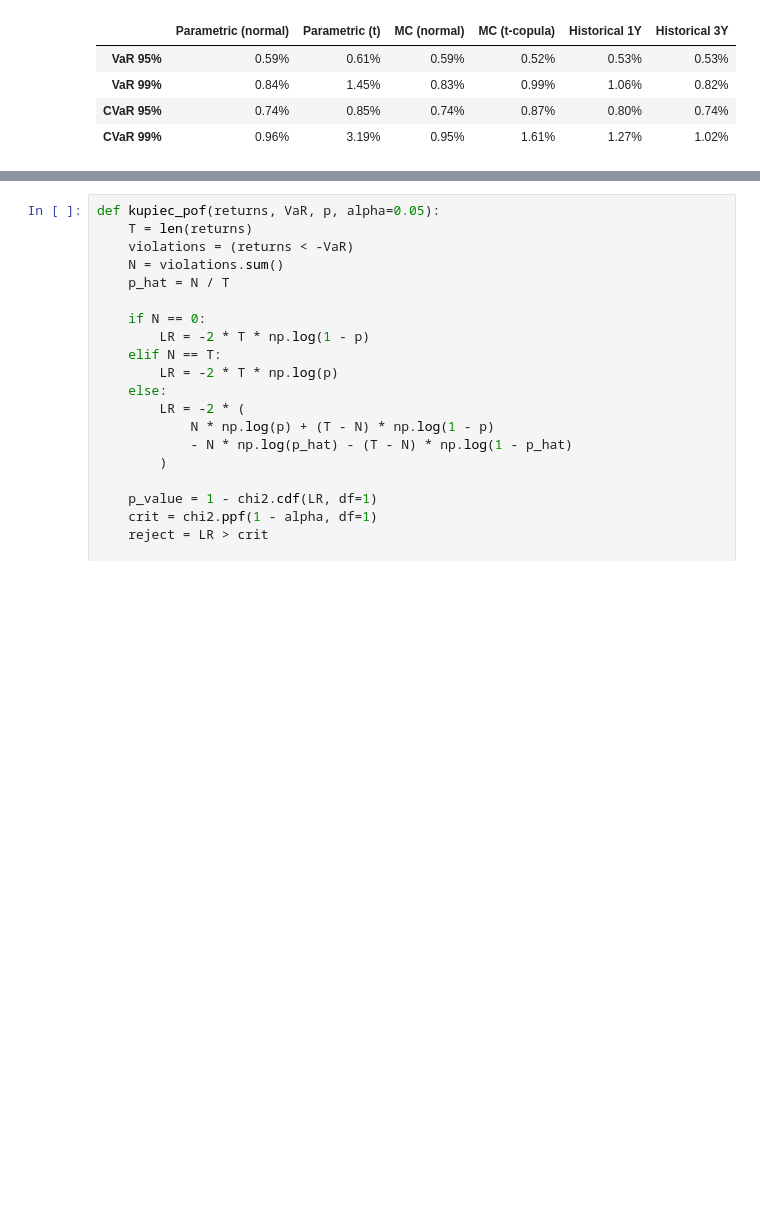
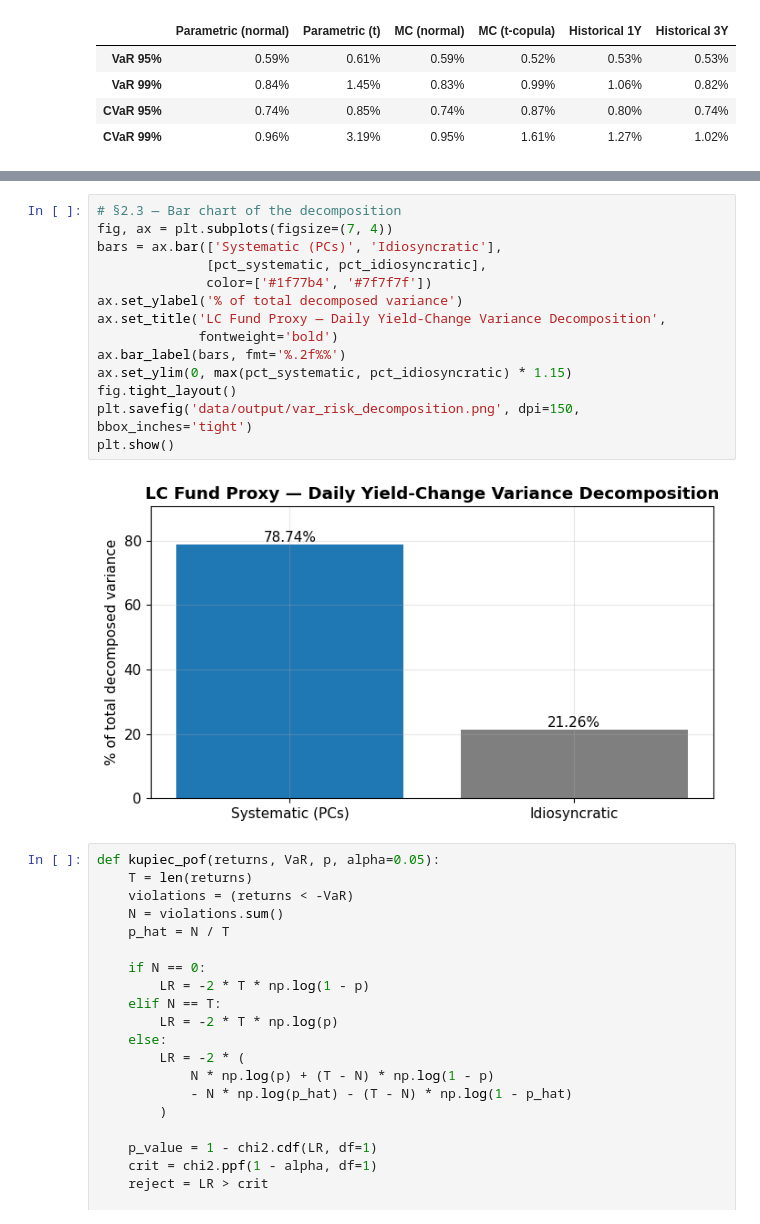
Before and after one commit to NicolasHY/Fixed-Income-Analytics, a Jupyter notebook: main.ipynb, the cells around one changed output, grey strips where cells are left out. Cells and saved outputs as stored; diff of their text form; blank space fills up the shorter version.

Commit message:
feat(var): add factor (PC) vs idiosyncratic variance decomposition (Module 2)
Co-Authored-By: Claude Sonnet 4.6 <noreply@anthropic.com>

```diff
--- a/main.ipynb
+++ b/main.ipynb
@@ -1002,3 +1069,19 @@ summary.map(lambda x: f"{x:.2%}")
+# %%
+# §2.3 — Bar chart of the decomposition
+fig, ax = plt.subplots(figsize=(7, 4))
+bars = ax.bar(['Systematic (PCs)', 'Idiosyncratic'],
+              [pct_systematic, pct_idiosyncratic],
+              color=['#1f77b4', '#7f7f7f'])
+ax.set_ylabel('% of total decomposed variance')
+ax.set_title('LC Fund Proxy — Daily Yield-Change Variance Decomposition',
+             fontweight='bold')
+ax.bar_label(bars, fmt='%.2f%%')
+ax.set_ylim(0, max(pct_systematic, pct_idiosyncratic) * 1.15)
+fig.tight_layout()
+plt.savefig('data/output/var_risk_decomposition.png', dpi=150, bbox_inches='tight')
+plt.show()
+# %% [output]
+[figure, added]
 # %%
 def kupiec_pof(returns, VaR, p, alpha=0.05):
     T = len(returns)
```
Also changed, not shown: parts of 4 cells of this notebook, 2 other files.
